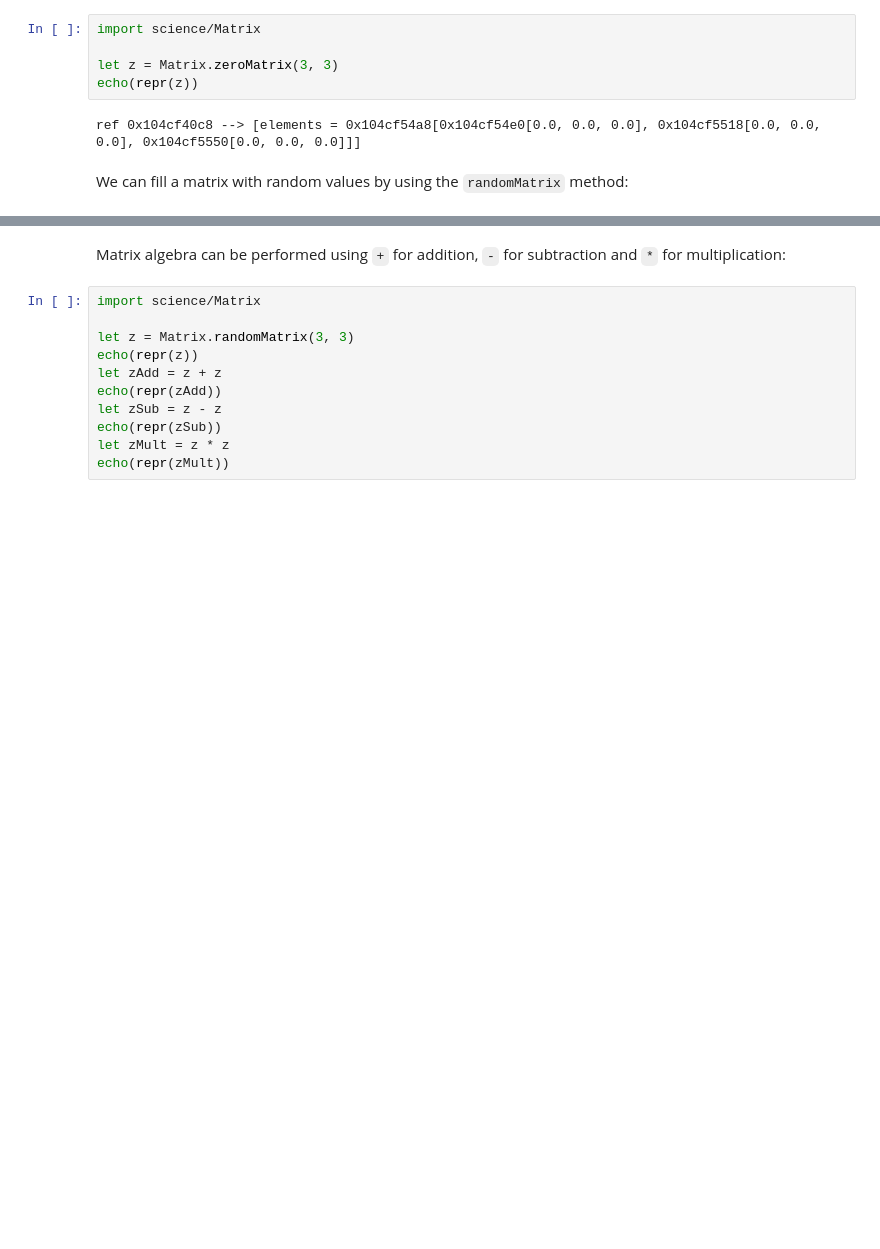
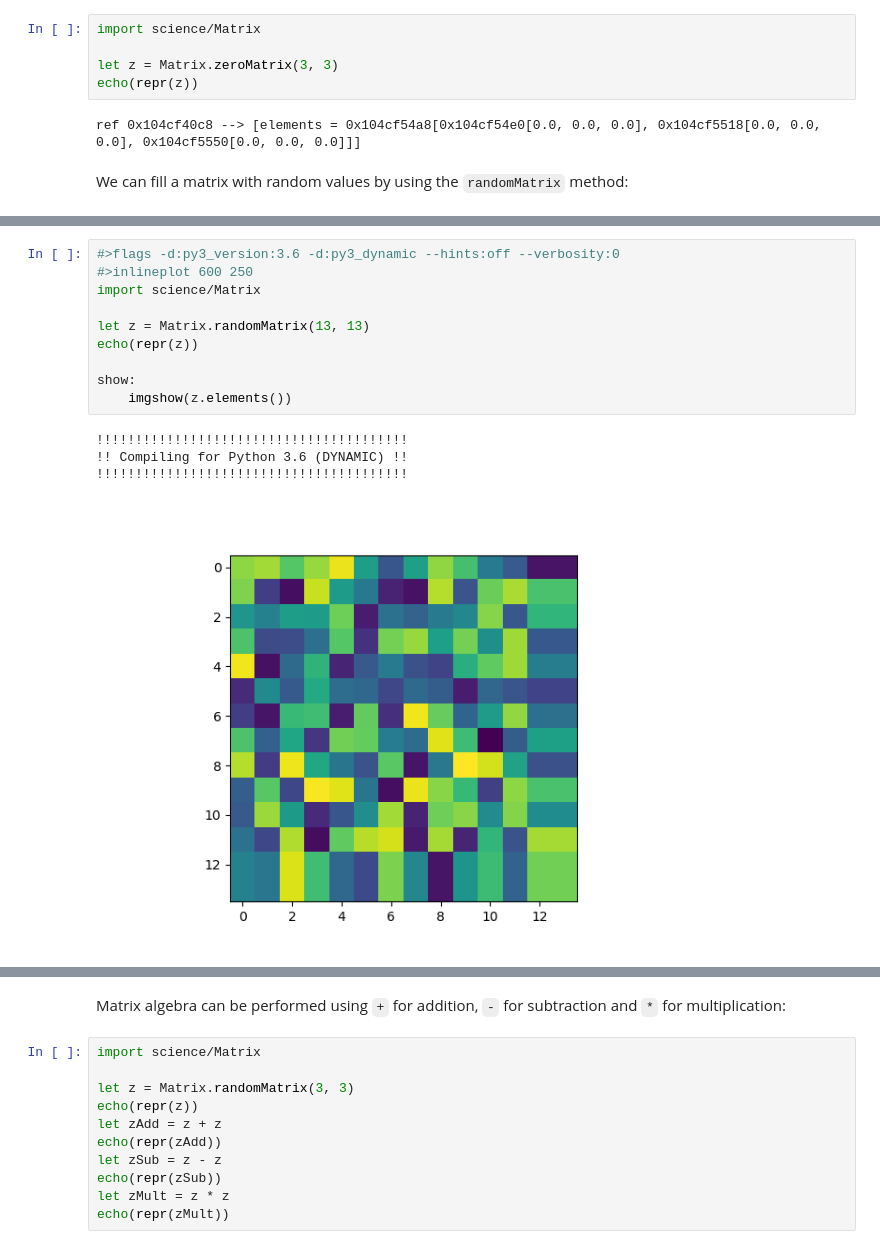
Before and after one commit to ruivieira/nim-science, a Jupyter notebook: examples/Linear algebra.ipynb, the cells around one changed output, grey strips where cells are left out. Saved outputs shown, nothing was run; the diff lists cells and outputs as text; blank space fills up the shorter version.

Commit message:
Update notebook examples. Exposed matrix `elements`

```diff
--- a/examples/Linear algebra.ipynb
+++ b/examples/Linear algebra.ipynb
@@ -29,0 +23,15 @@ ref 0x10e6c60e8 --> [elements = 0x10e6c7668[0x10e6c76a0[0.2326961497609559, 0.82
+# %%
+#>flags -d:py3_version:3.6 -d:py3_dynamic --hints:off --verbosity:0
+#>inlineplot 600 250
+import science/Matrix
+
+let z = Matrix.randomMatrix(13, 13)
+echo(repr(z))
+
+show:
+    imgshow(z.elements())
+# %% [output]
+!!!!!!!!!!!!!!!!!!!!!!!!!!!!!!!!!!!!!!!!
+!! Compiling for Python 3.6 (DYNAMIC) !!
+!!!!!!!!!!!!!!!!!!!!!!!!!!!!!!!!!!!!!!!!
+[figure, added]
```
Also changed, not shown: parts of 4 cells of this notebook, 2 other files.
